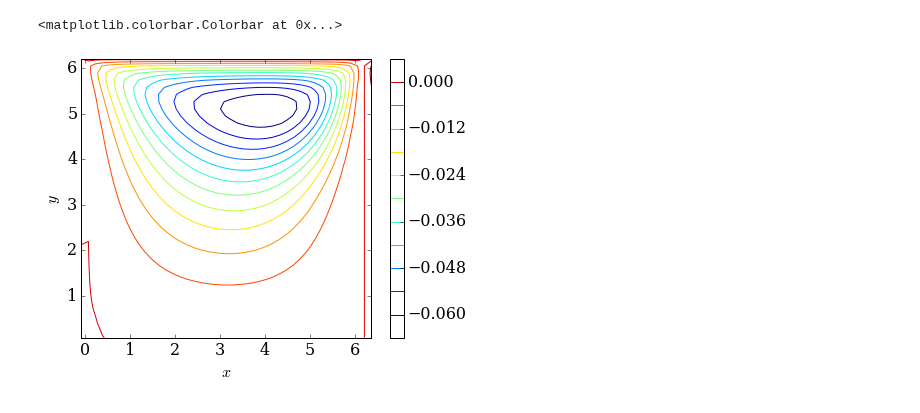
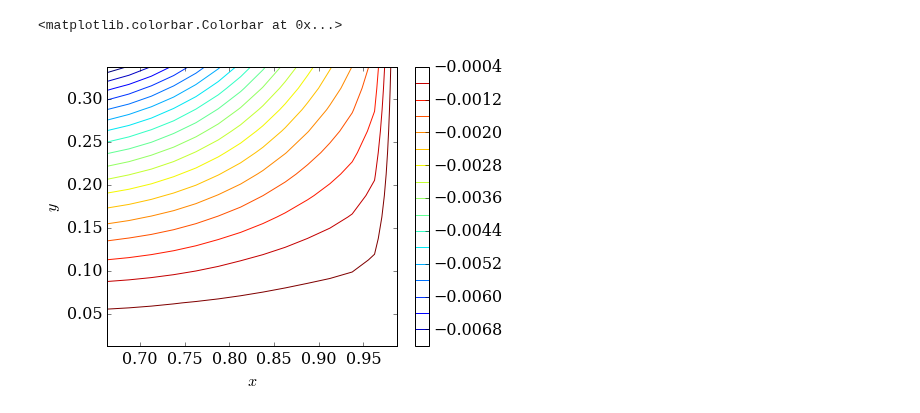
Before and after one commit to yujiasheng912/MAE6225, a Jupyter notebook: cavity.ipynb, the cells around one changed output. Cells and saved outputs as stored; diff of their text form; code cells hidden in the pictures.

```diff
--- a/cavity.ipynb
+++ b/cavity.ipynb
@@ -137,26 +137,26 @@ def difference(p,pold):
     return diff_max
 # %%
 def grid_p(ni,nj):
-    dx=2*pi/(ni-1)
-    dy=2*pi/(nj-1)
-    x=numpy.linspace(-dx/2,2*pi+dx/2,ni+1)
-    y=numpy.linspace(-dy/2,2*pi+dy/2,nj+1)
+    dx=1./(ni-1)
+    dy=1./(nj-1)
+    x=numpy.linspace(-dx/2,1+dx/2,ni+1)
+    y=numpy.linspace(-dy/2,1+dy/2,nj+1)
     X,Y=numpy.meshgrid(x,y)
     return X,Y
 
 def grid_u(ni,nj):
-    dx=2*pi/(ni-1)
-    dy=2*pi/(nj-1)
-    xu=numpy.linspace(0,2*pi+dx,ni+1)
-    yu=numpy.linspace(-dy/2,2*pi+dy/2,nj+1)
+    dx=1./(ni-1)
+    dy=1./(nj-1)
+    xu=numpy.linspace(0,1+dx,ni+1)
+    yu=numpy.linspace(-dy/2,1+dy/2,nj+1)
     X,Y=numpy.meshgrid(xu,yu)
     return X,Y
 
 def grid_v(ni,nj):
-    dx=2*pi/(ni-1)
-    dy=2*pi/(nj-1)
-    xv=numpy.linspace(-dx/2,2*pi+dx/2,ni+1)
-    yv=numpy.linspace(0,2*pi+dy,nj+1)
+    dx=1./(ni-1)
+    dy=1./(nj-1)
+    xv=numpy.linspace(-dx/2,1+dx/2,ni+1)
+    yv=numpy.linspace(0,1+dy,nj+1)
     X,Y=numpy.meshgrid(xv,yv)
     return X,Y
 # %%
@@ -205,7 +205,7 @@ def euler(ni,nj,dt,N):
         f[1:-1,1:-1]=1./dt*((w1[1:-1,1:-1]-w1[1:-1,:-2])/dx+(w2[1:-1,1:-1]-w2[:-2,1:-1])/dy)
         p=poisson(f,1.85)
         u,v=getuv(w1,w2,p,dx,dy,dt)
-        if nt%200==0:
+        if nt%500==0:
             print(nt,difference(u,uold))
         nt+=1
         t+=dt
@@ -216,4 +216,4 @@ def euler(ni,nj,dt,N):
             psi[j,i]=psi[j-1,i]+u[j,i]*dy
 
 
-    return u,v,psi
+    return u,v,p,psi
@@ -220,3 +303,3 @@ def euler(ni,nj,dt,N):
 # %%
-u1,v1,psi1=euler(41,41,1e-4,10000)
+u1,v1,p1,psi1=euler(41,41,2e-4,10000)
 # %% [output]
@@ -241,8 +327,3 @@ u1,v1,psi1=euler(41,41,1e-4,10000)
 X,Y=grid_p(41,41)
 Xu,Yu=grid_u(41,41)
 Xv,Yv=grid_v(41,41)
-# %%
-psi1=numpy.zeros((42,42))
-for j in range(1,42):
-    for i in range(42):
-        psi1[j,i]=psi1[j-1,i]+u1[j,i]*1./40
@@ -249,10 +340,10 @@ for j in range(1,42):
 # %%
 pyplot.figure(figsize=(6.5,5))
-pyplot.contour(X[1:-1],Y[1:-1],psi1[1:-1],13)
+pyplot.contour(X[1:15,-15:-1],Y[1:15,-15:-1],psi1[1:15,-15:-1],20)
 pyplot.xlabel('$x$')
 pyplot.ylabel('$y$')
 pyplot.colorbar()
 # %% [output]
 <matplotlib.colorbar.Colorbar at 0x...>
-[figure, old version]
+[figure, new version]
 # %%
```
Also changed, not shown: parts of 12 cells of this notebook, 2 other files.
